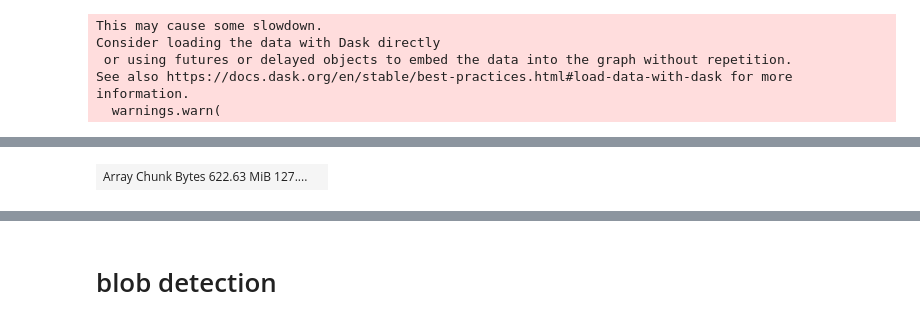
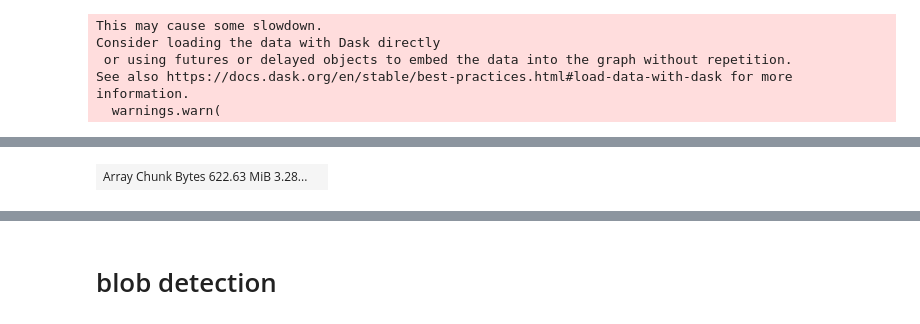
Before and after one commit to khanlab/SPIMquant, a Jupyter notebook: examples/notebooks/coiled_sandbox.ipynb, the cells around one changed output, grey strips where cells are left out. Cells and saved outputs as stored; diff of their text form; code cells hidden in the pictures.

```diff
--- a/examples/notebooks/coiled_sandbox.ipynb
+++ b/examples/notebooks/coiled_sandbox.ipynb
@@ -164,8 +152,11 @@ ants.image_write(antsimg_bias,'test_biasfield.nii')
 #znimg_ds4 = ZarrNii.from_path(in_zarr,level=4,channels=[0]).downsample(along_z=8)
 
 #znimg_ds4.darr = da.array(antsimg_bias.numpy())
-znimg_biasfield = ZarrNii.from_path('test_biasfield.nii',chunks=(1,1,antsimg.shape[1],antsimg.shape[2]))
-znimg_biasfield.to_ome_zarr(f'gcs://khanlab-lightsheet/data/temp/sub-F1A1Te4_sample-brain_acq-blaze_level-4iso_N4biasfield.ome.zarr')
+zarr_bf = f'gcs://khanlab-lightsheet/data/temp/sub-F1A1Te4_sample-brain_acq-blaze_level-4iso_N4biasfield.ome.zarr'
+#zarr_bf = f'sub-F1A1Te4_sample-brain_acq-blaze_level-4iso_N4biasfield.ome.zarr'
+
+znimg_biasfield = ZarrNii.from_path('test_biasfield.nii')
+znimg_biasfield.to_ome_zarr(zarr_bf)
 # %% [output]
 This may cause some slowdown.
 Consider loading the data with Dask directly
@@ -175,4 +208,5 @@ See also https://docs.dask.org/en/stable/best-practices.html#load-data-with-dask
 # %%
-znimg_biasfield.darr
+znimg_biasfield_gcs = ZarrNii.from_path(zarr_bf,chunks=(1,1,-1,-1),rechunk=True)
+znimg_biasfield_gcs.darr
 # %% [output]
-| Array Chunk Bytes 622.63 MiB 127.... |  |
+| Array Chunk Bytes 622.63 MiB 3.28... |  |
```
Also changed, not shown: parts of 20 cells of this notebook.
